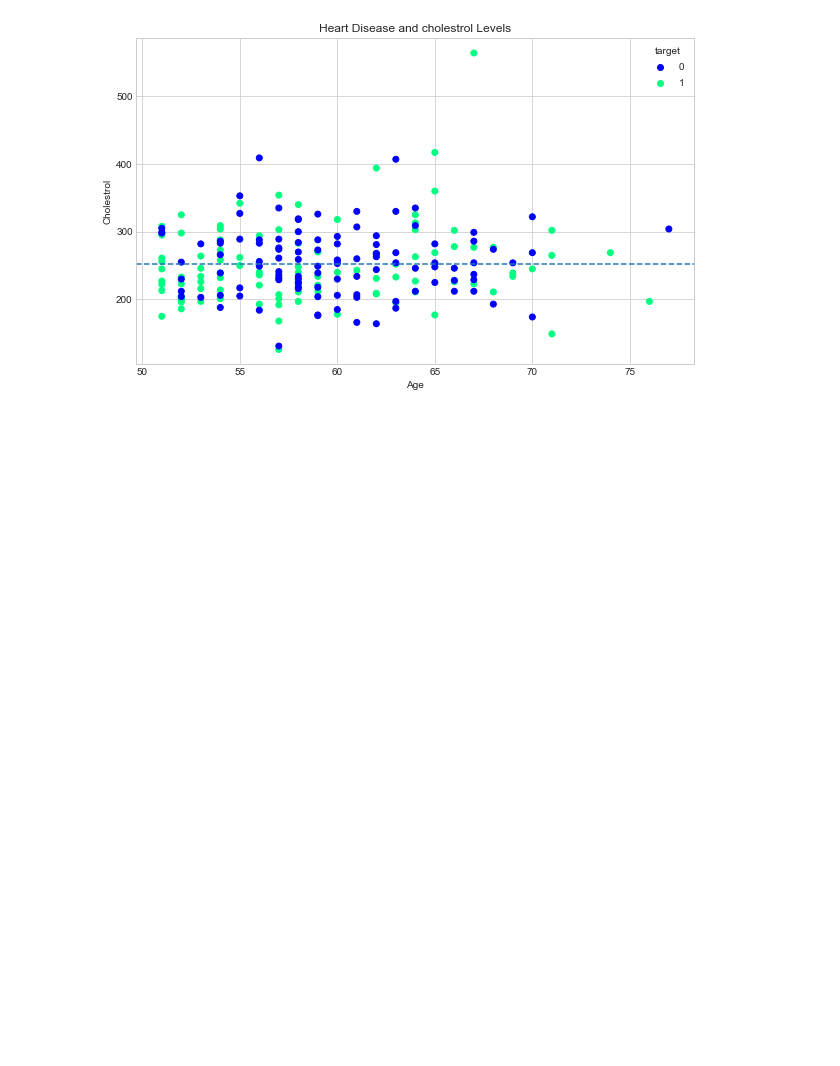
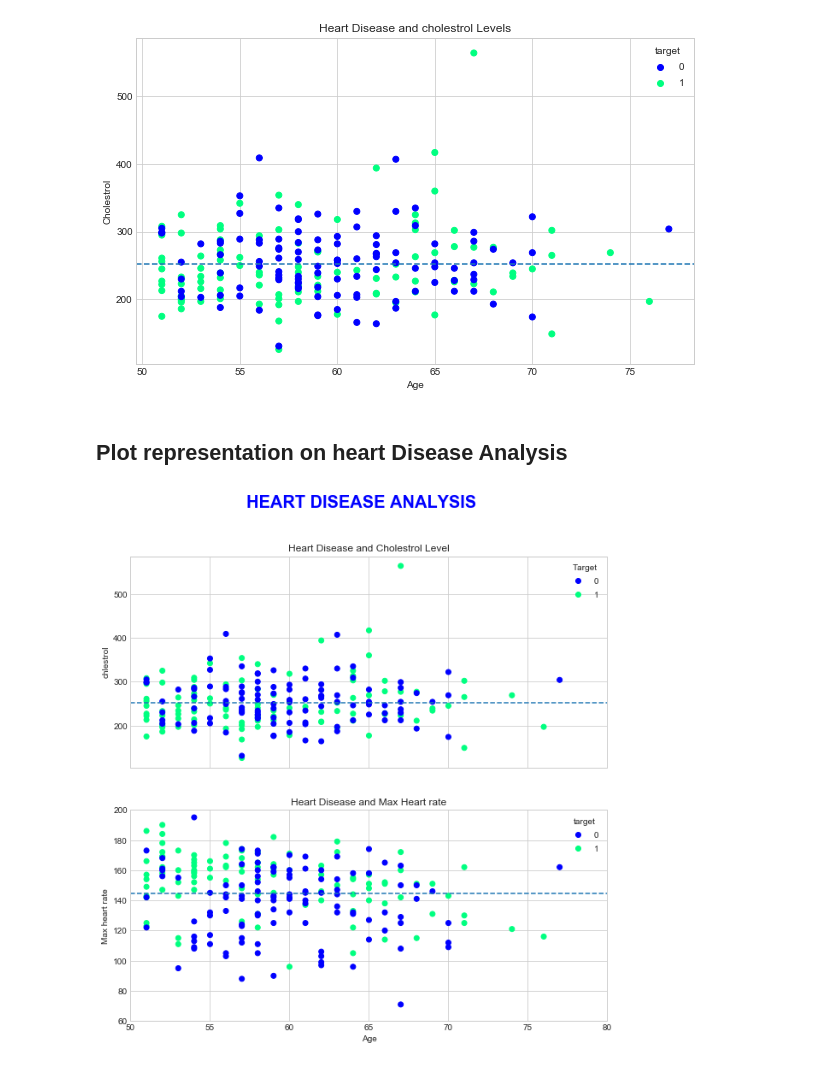
Before and after one commit to celestial-shubham/MATPLOTLIB-PROJECT, a Jupyter notebook: Plot representation on heart Disease Analysis.ipynb, the cells around one changed output. Cells and saved outputs as stored; diff of their text form; code cells hidden in the pictures; blank space fills up the shorter version.

```diff
--- a/Plot representation on heart Disease Analysis.ipynb
+++ b/Plot representation on heart Disease Analysis.ipynb
@@ -167,3 +169,59 @@ ax.axhline(over_50["chol"].mean(),
            linestyle = "--");
 # %% [output]
 [figure]
+# %% [markdown]
+## Plot representation on heart Disease Analysis
+# %%
+# Customizing the y and x limitations
+
+# Subplots of chol , age ,thalac
+fig , (ax0, ax1) = plt.subplots(nrows = 2,
+                               ncols =1,
+                               figsize  =(10,10),
+                               sharex = True)
+# Add data to ax0
+scatter = ax0.scatter( x =over_50["age"],
+                       y = over_50["chol"],
+                       c = over_50["target"],
+                       cmap="winter")
+#customize ax0
+ax0.set(title ="Heart Disease and Cholestrol Level",
+        ylabel= "chlestrol")
+
+#change the x limit
+ax0.set_xlim([50,80])
+
+# Add a legend to  ax0\
+ax0.legend(*scatter.legend_elements(), title = "Target");
+
+# Add a meanline
+ax0.axhline(y = over_50["chol"].mean(),
+            linestyle = "--");
+
+#add data to ax1
+scatter  = ax1.scatter( x =over_50["age"],
+                        y = over_50["thalach"],
+                         c = over_50["target"],
+                         cmap= "winter")
+#customize ax1
+ax1.set(title  ="Heart Disease and Max Heart rate",
+        xlabel = "Age",
+        ylabel = "Max heart rate")
+
+# change ax1 x limit
+#ax1.set_xlim([50,80])# it is not necessary to change  limit as both share x axis
+
+# change the y limit
+ax1.set_ylim([60,200])
+# Add a legend to ax1
+ax1.legend(*scatter.legend_elements(),title = "target")
+
+# Add a meanline
+ax1.axhline( y = over_50["thalach"].mean(),
+             linestyle = "--");
+
+#add a title to the figure
+
+fig.suptitle("HEART DISEASE ANALYSIS", fontsize = 20 ,fontweight = "bold" ,color = "b");
+# %% [output]
+[figure, added]
```
Also changed, not shown: parts of 1 cell of this notebook.
